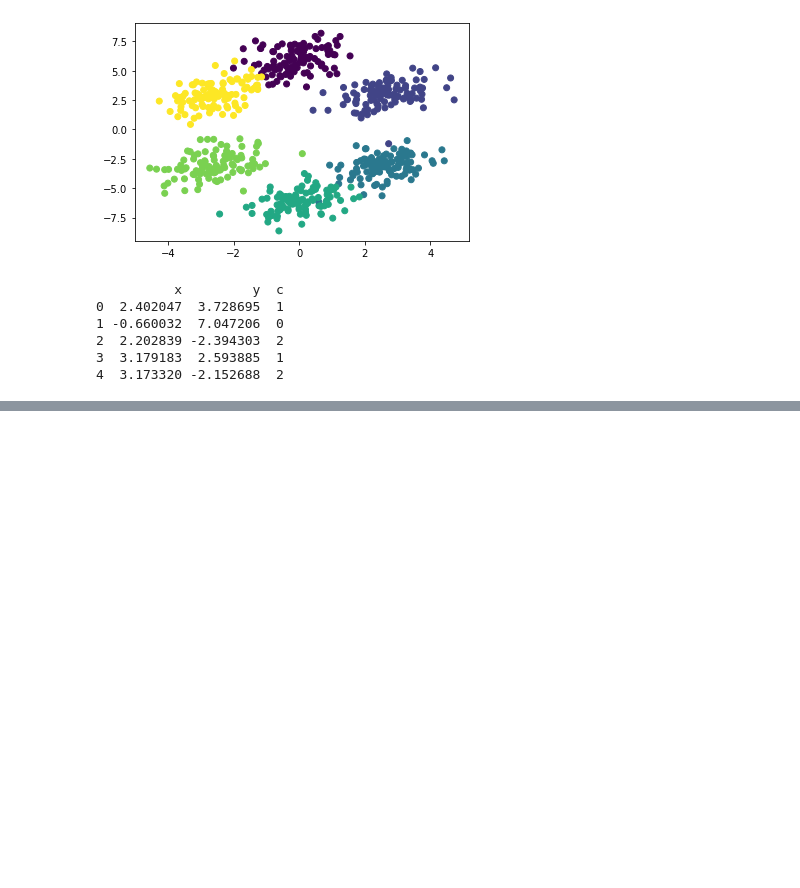
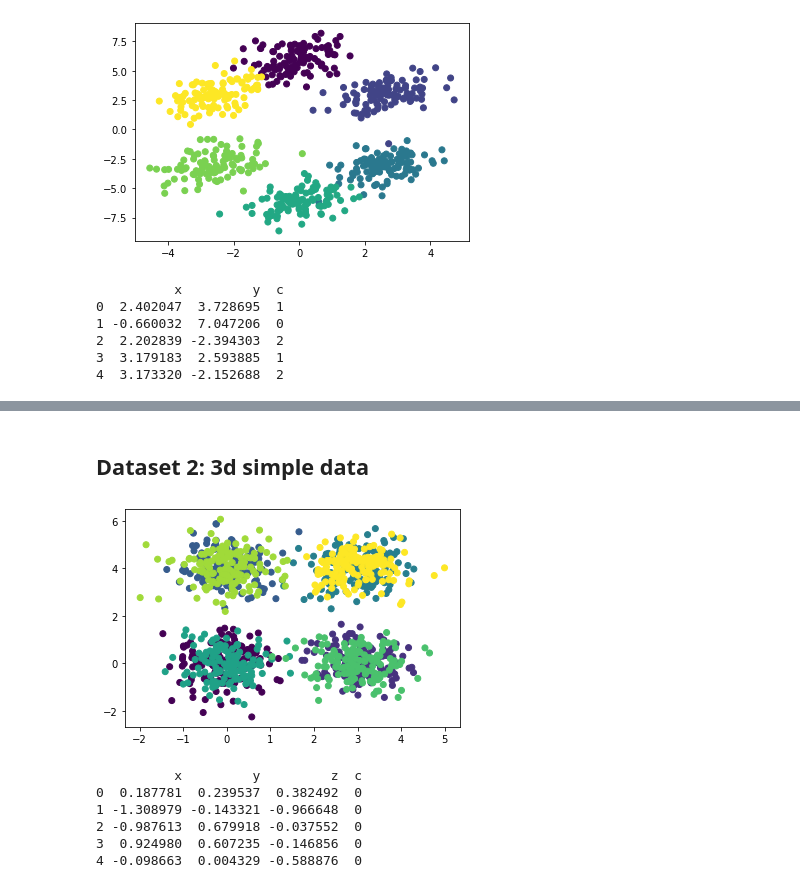
Before and after one commit to mstaczek/miowad, a Jupyter notebook: SOM/lab1.ipynb, the cells around one changed output, grey strips where cells are left out. Drawn from its saved outputs; the diff is of its cells as text; code cells hidden in the pictures; blank space fills up the shorter version.

```diff
--- a/SOM/lab1.ipynb
+++ b/SOM/lab1.ipynb
@@ -86,0 +74,19 @@ Created in <span style='font-weight:600;margin-left:4px;'>Deepnote</span></a>
+# %% [markdown]
+## Dataset 2: 3d simple data
+# %%
+df_train = pd.read_csv('data/cube.csv')
+plt.scatter(df_train['x'], df_train['y'], c=df_train['c'])
+plt.show()
+print(df_train.head())
+
+
+x_train = df_train[["x","y","z"]].to_numpy()
+y_train = df_train[["c"]].to_numpy()
+# %% [output]
+[figure, added]
+          x         y         z  c
+0  0.187781  0.239537  0.382492  0
+1 -1.308979 -0.143321 -0.966648  0
+2 -0.987613  0.679918 -0.037552  0
+3  0.924980  0.607235 -0.146856  0
+4 -0.098663  0.004329 -0.588876  0
```
Also changed, not shown: parts of 13 cells of this notebook.
